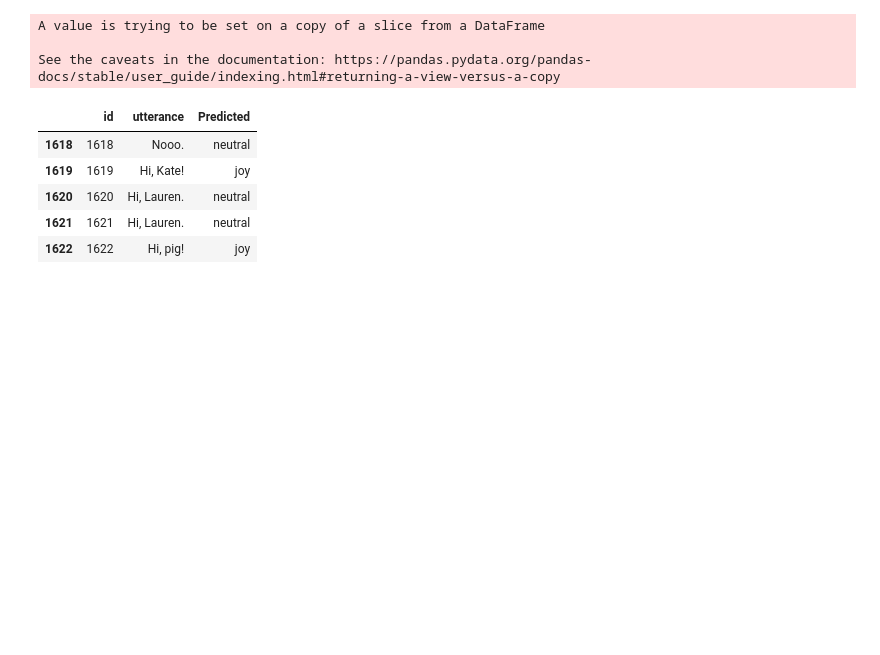
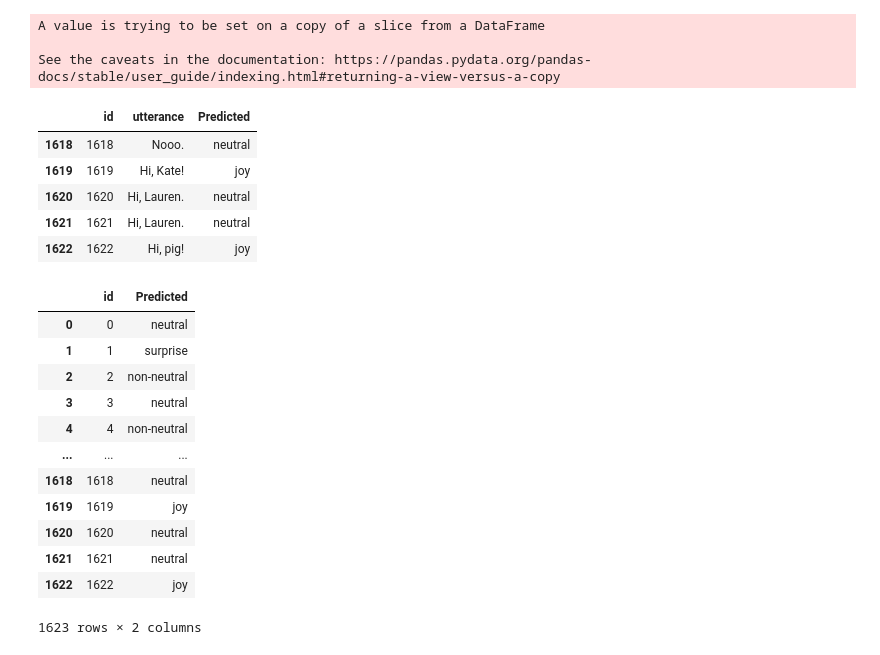
Before and after one commit to KyungyunMoon/NLP, a Jupyter notebook: NLP_english.ipynb, the cells around one changed output. Saved outputs shown, nothing was run; the diff lists cells and outputs as text; code cells hidden in the pictures; blank space fills up the shorter version.

```diff
--- a/NLP_english.ipynb
+++ b/NLP_english.ipynb
@@ -446,0 +451,16 @@ test_csv = test_result.to_csv('sample.csv')
+# %%
+test_result
+# %% [output]
+|  | id | Predicted |
+| 0 | 0 | neutral |
+| 1 | 1 | surprise |
+| 2 | 2 | non-neutral |
+| 3 | 3 | neutral |
+| 4 | 4 | non-neutral |
+| ... | ... | ... |
+| 1618 | 1618 | neutral |
+| 1619 | 1619 | joy |
+| 1620 | 1620 | neutral |
+| 1621 | 1621 | neutral |
+| 1622 | 1622 | joy |
+1623 rows × 2 columns
```
Also changed, not shown: parts of 5 cells of this notebook.
